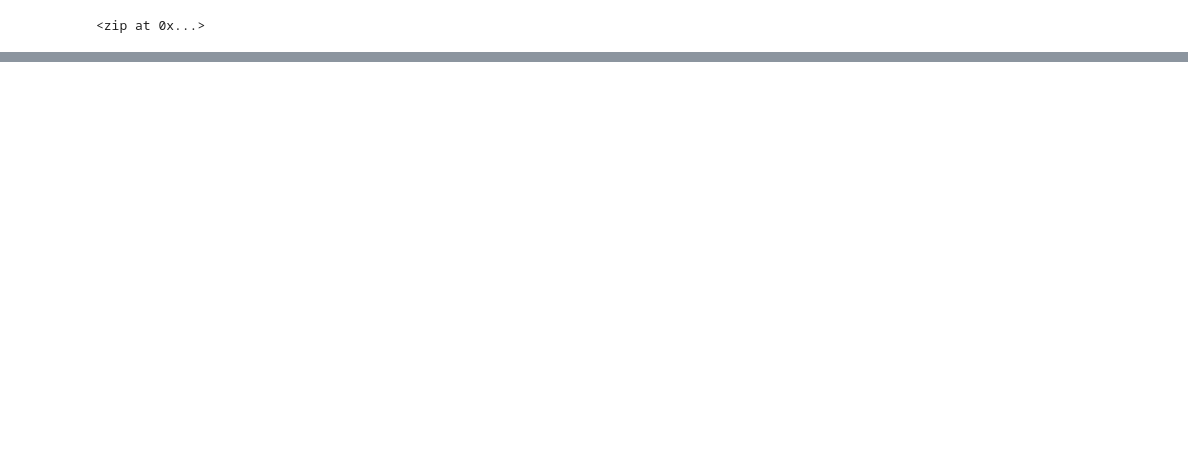
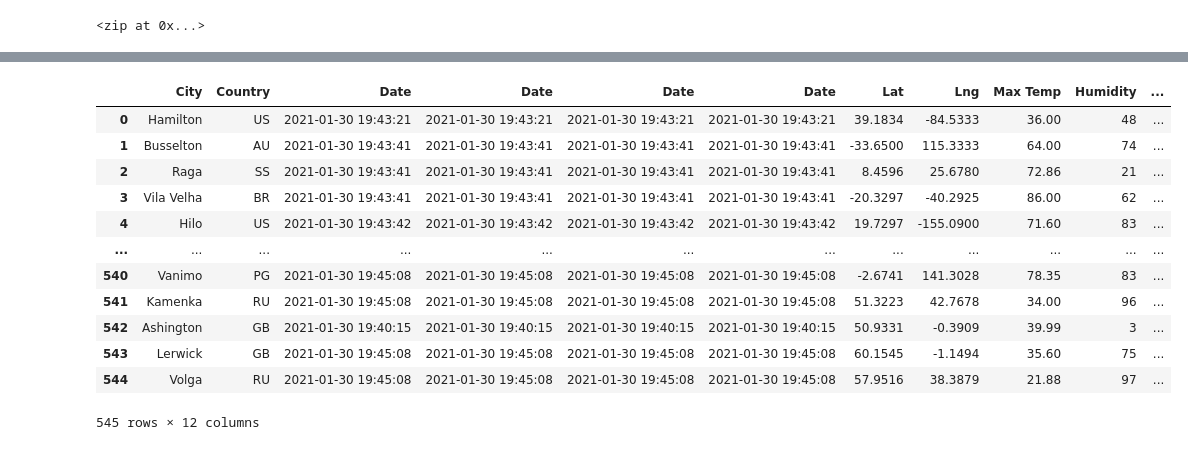
Before and after one commit to jkenning/World_Weather_Analysis, a Jupyter notebook: WeatherPy.ipynb, the cells around one changed output, grey strips where cells are left out. Drawn from its saved outputs; the diff is of its cells as text; code cells hidden in the pictures; blank space fills up the shorter version.

Commit message:
Update REAADME, WeatherPy analysis, and cities data

```diff
--- a/WeatherPy.ipynb
+++ b/WeatherPy.ipynb
@@ -17,8 +17,3 @@ coordinates = list(lat_lngs)
 # %%
 # Use the citipy module to determine city based on latitude and longitude.
 from citipy import citipy
-# %%
-# Use the tuple() function to display the latitude and longitude combinations.
-for coordinate in coordinates:
-    print(citipy.nearest_city(coordinate[0], coordinate[1]).city_name,
-          citipy.nearest_city(coordinate[0], coordinate[1]).country_code)
@@ -56,0 +40,4 @@ len(cities)
+# %%
+# Starting URL for Weather Map API Call.
+url = "http://api.openweathermap.org/data/2.5/weather?units=Imperial&APPID=" + weather_api_key
+print(url)
@@ -56,0 +127,4 @@ len(cities)
+# %%
+# Convert the array of dictionaries to a Pandas DataFrame.
+city_data_df = pd.DataFrame(city_data)
+city_data_df.head(10)
@@ -56,0 +143,18 @@ len(cities)
+# %%
+new_column_order = ["City","Country","Date","Date", "Lat", "Lng", "Max Temp", "Humidity", "Cloudiness", "Wind Speed"]
+city_data_df = city_data_df[new_column_order]
+city_data_df
+# %% [output]
+|  | City | Country | Date | Date | Date | Date | Lat | Lng | Max Temp | Humidity | ... |
+| 0 | Hamilton | US | 2021-01-30 19:43:21 | 2021-01-30 19:43:21 | 2021-01-30 19:43:21 | 2021-01-30 19:43:21 | 39.1834 | -84.5333 | 36.00 | 48 | ... |
+| 1 | Busselton | AU | 2021-01-30 19:43:41 | 2021-01-30 19:43:41 | 2021-01-30 19:43:41 | 2021-01-30 19:43:41 | -33.6500 | 115.3333 | 64.00 | 74 | ... |
+| 2 | Raga | SS | 2021-01-30 19:43:41 | 2021-01-30 19:43:41 | 2021-01-30 19:43:41 | 2021-01-30 19:43:41 | 8.4596 | 25.6780 | 72.86 | 21 | ... |
+| 3 | Vila Velha | BR | 2021-01-30 19:43:41 | 2021-01-30 19:43:41 | 2021-01-30 19:43:41 | 2021-01-30 19:43:41 | -20.3297 | -40.2925 | 86.00 | 62 | ... |
+| 4 | Hilo | US | 2021-01-30 19:43:42 | 2021-01-30 19:43:42 | 2021-01-30 19:43:42 | 2021-01-30 19:43:42 | 19.7297 | -155.0900 | 71.60 | 83 | ... |
+| ... | ... | ... | ... | ... | ... | ... | ... | ... | ... | ... | ... |
+| 540 | Vanimo | PG | 2021-01-30 19:45:08 | 2021-01-30 19:45:08 | 2021-01-30 19:45:08 | 2021-01-30 19:45:08 | -2.6741 | 141.3028 | 78.35 | 83 | ... |
+| 541 | Kamenka | RU | 2021-01-30 19:45:08 | 2021-01-30 19:45:08 | 2021-01-30 19:45:08 | 2021-01-30 19:45:08 | 51.3223 | 42.7678 | 34.00 | 96 | ... |
+| 542 | Ashington | GB | 2021-01-30 19:40:15 | 2021-01-30 19:40:15 | 2021-01-30 19:40:15 | 2021-01-30 19:40:15 | 50.9331 | -0.3909 | 39.99 | 3 | ... |
+| 543 | Lerwick | GB | 2021-01-30 19:45:08 | 2021-01-30 19:45:08 | 2021-01-30 19:45:08 | 2021-01-30 19:45:08 | 60.1545 | -1.1494 | 35.60 | 75 | ... |
+| 544 | Volga | RU | 2021-01-30 19:45:08 | 2021-01-30 19:45:08 | 2021-01-30 19:45:08 | 2021-01-30 19:45:08 | 57.9516 | 38.3879 | 21.88 | 97 | ... |
+545 rows × 12 columns
```
Also changed, not shown: parts of 8 cells of this notebook, 2 other files.
